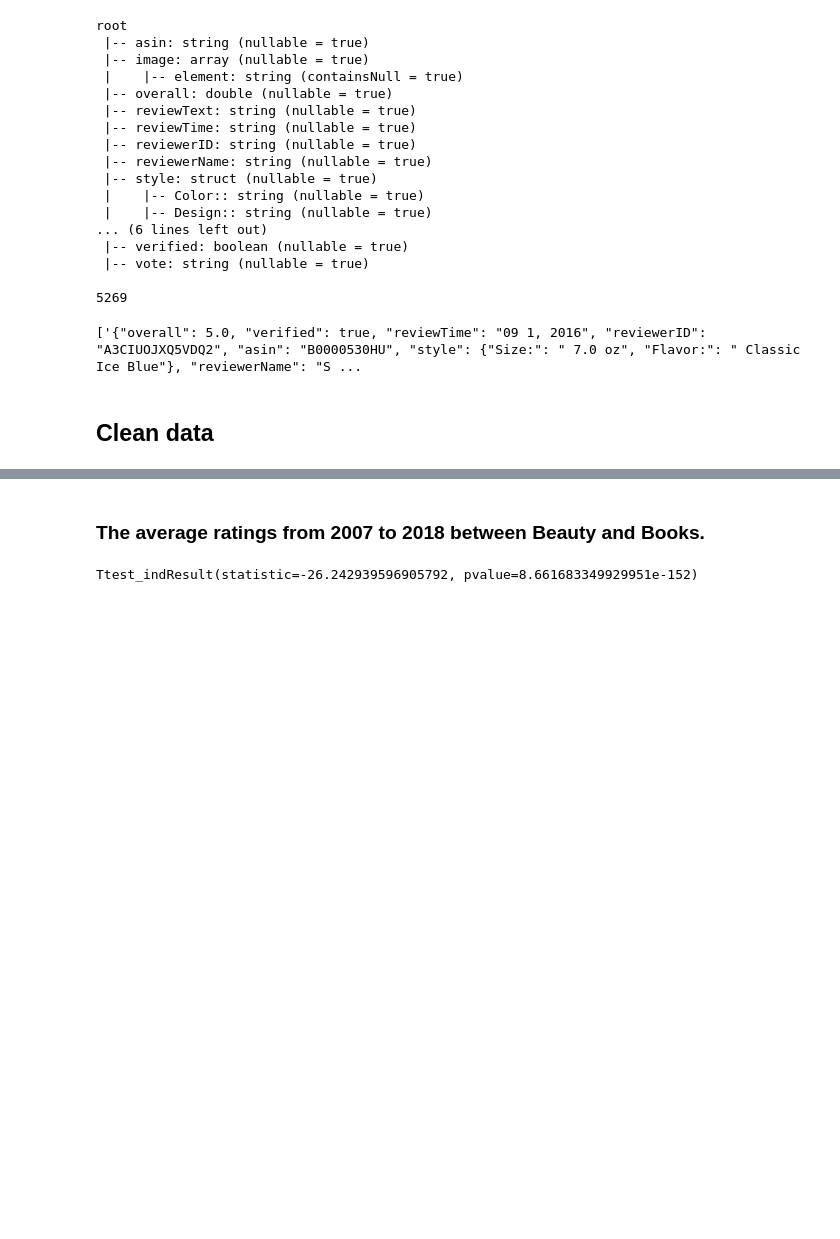
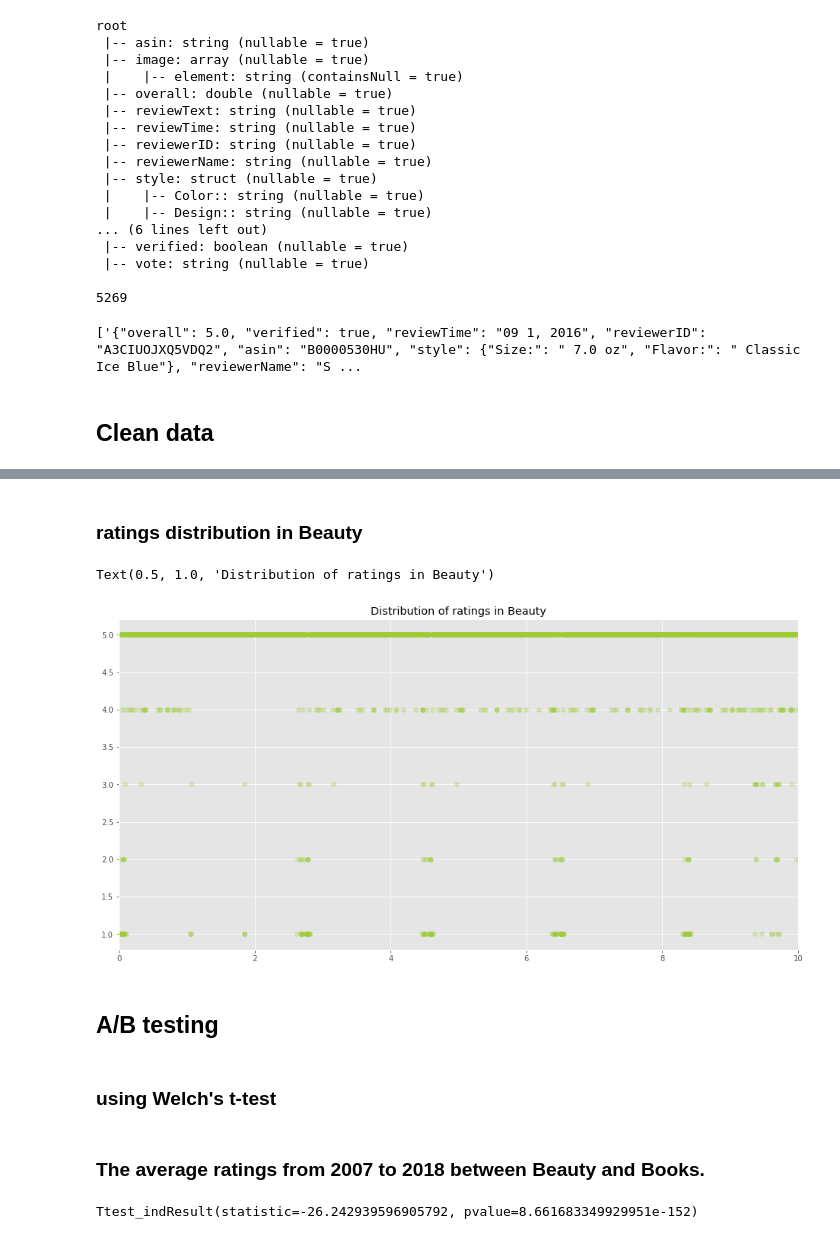
Before and after one commit to Nicole-LijuanChen/Patterns-in-Amazon-customer-ratings, a Jupyter notebook: data-cleaning.ipynb, the cells around one changed output, grey strips where cells are left out. Drawn from its saved outputs; the diff is of its cells as text; code cells hidden in the pictures; blank space fills up the shorter version.

```diff
--- a/data-cleaning.ipynb
+++ b/data-cleaning.ipynb
@@ -586,3 +175,19 @@ ax.set_title("Distribution of ratings in Beauty and Books")
+# %% [markdown]
+### ratings distribution in Beauty
+# %%
+fig, ax = plt.subplots(1, figsize=(16, 8))
+
+x = np.linspace(0, 10, num=len(ratings_beauty['ratings']))
+ax.scatter(x, ratings_beauty['ratings'], color='yellowgreen',alpha=0.3)
+ax.set_xlim(0, 10)
+ax.set_title("Distribution of ratings in Beauty")
+# %% [output]
+Text(0.5, 1.0, 'Distribution of ratings in Beauty')
+[figure, added]
+# %% [markdown]
+## A/B testing
+# %% [markdown]
+### using Welch's t-test
 # %% [markdown]
 ### The average ratings from 2007 to 2018 between Beauty and  Books.
 # %%
```
Also changed, not shown: parts of 71 cells of this notebook, 3 other files.
